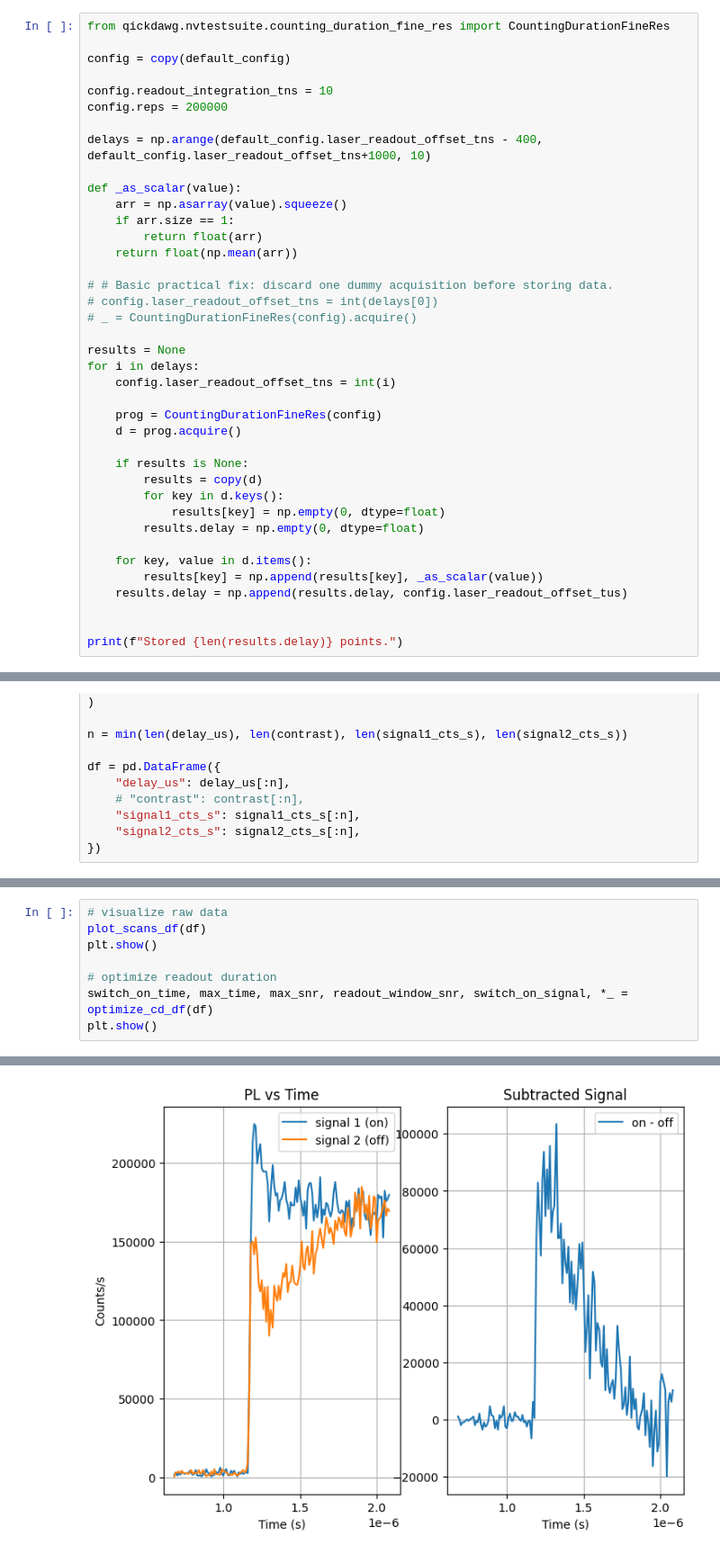
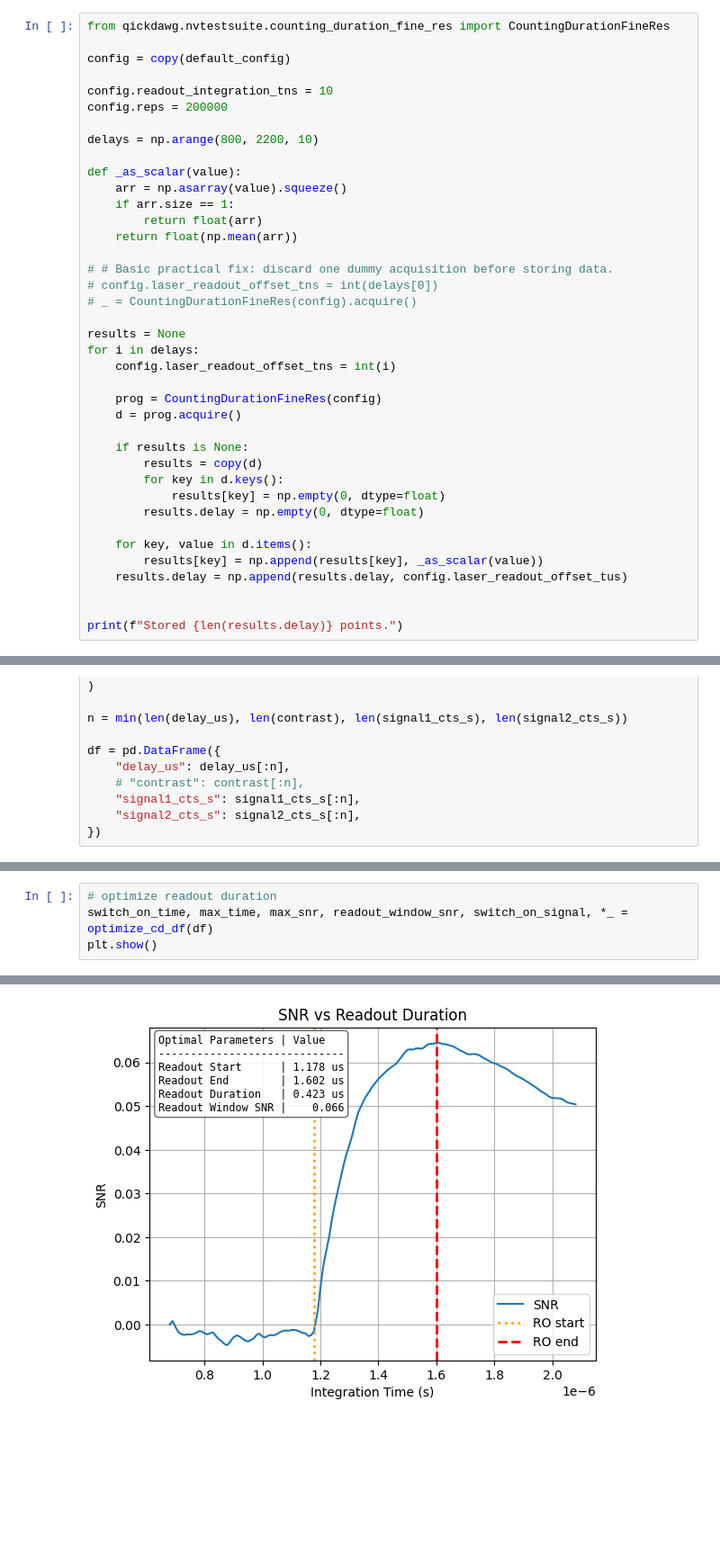
Before and after one commit to vsmar/qick-dawg, a Jupyter notebook: jupyter_notebooks/counting_dur.ipynb, the cells around one changed output, grey strips where cells are left out. Shown at 90% size. Cells and saved outputs as stored; diff of their text form; blank space fills up the shorter version.

```diff
--- a/jupyter_notebooks/counting_dur.ipynb
+++ b/jupyter_notebooks/counting_dur.ipynb
@@ -106,7 +106,7 @@ config = copy(default_config)
 config.readout_integration_tns = 10
 config.reps = 200000
 
-delays = np.arange(default_config.laser_readout_offset_tns - 400, default_config.laser_readout_offset_tns+1000, 10)
+delays = np.arange(800, 2200, 10)
 
 def _as_scalar(value):
     arr = np.asarray(value).squeeze()
@@ -350,10 +330,6 @@ def optimize_cd_df(df, t_min=0.0, threshold_pct=10.0):
         ax_snr,
     )
 # %%
-# visualize raw data
-plot_scans_df(df)
-plt.show()
-
 # optimize readout duration
 switch_on_time, max_time, max_snr, readout_window_snr, switch_on_signal, *_ = optimize_cd_df(df)
 plt.show()
@@ -367 +343 @@ Readout-window SNR = 0.066
-[figure, old version]
+[figure, new version]
```
Also changed, not shown: parts of 4 cells of this notebook, 18 other files.
